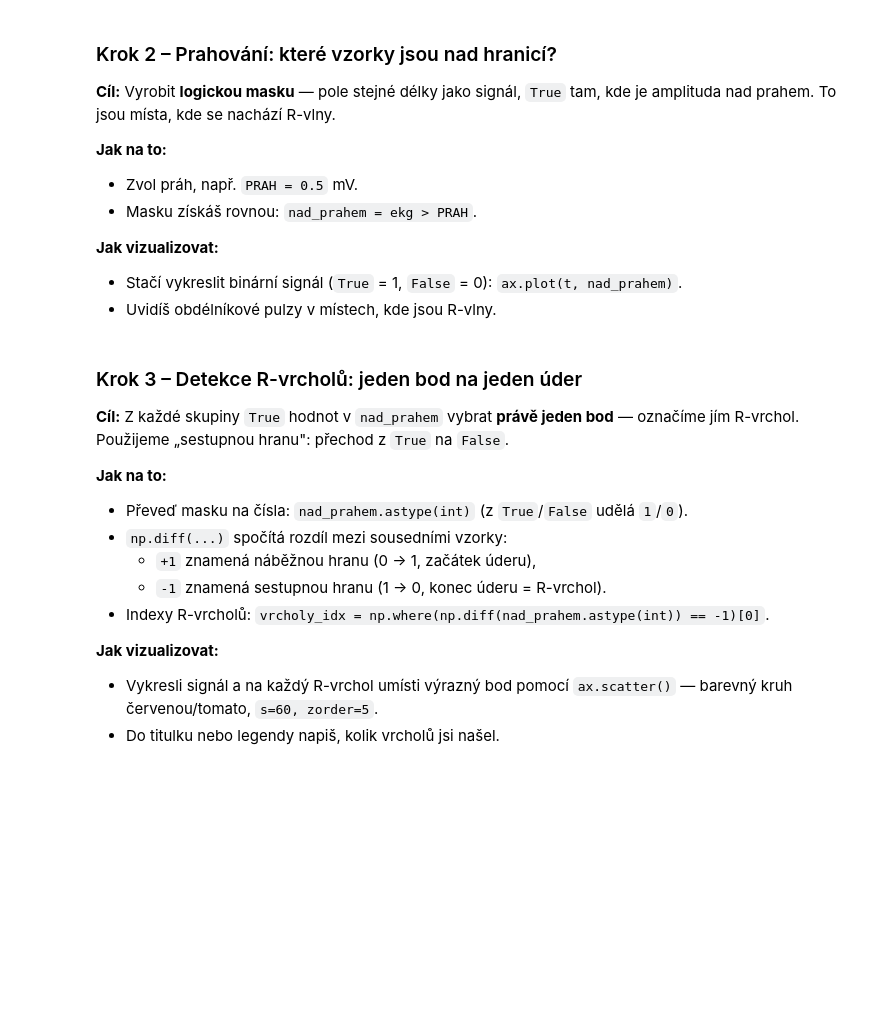
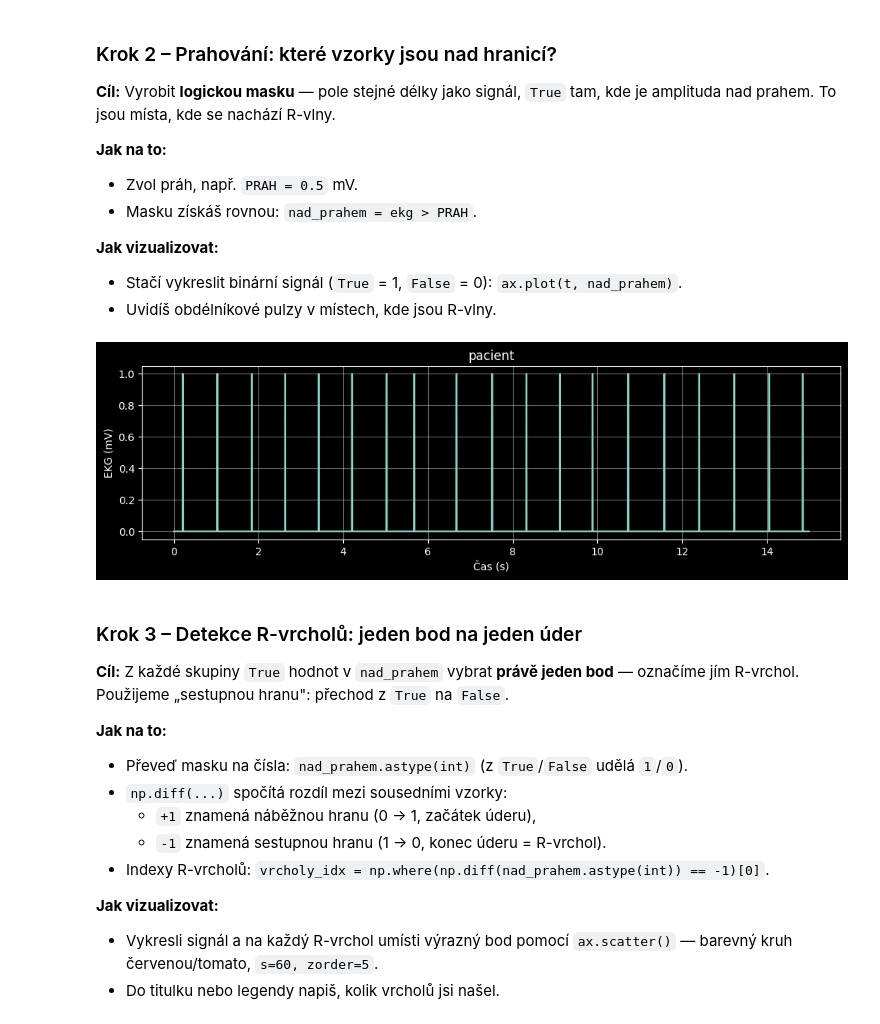
Before and after one commit to Martinnko/prg-exercise-12, a Jupyter notebook: cviceni_12_ekg.ipynb, the cells around one changed output. Cells and saved outputs as stored; diff of their text form; code cells hidden in the pictures; blank space fills up the shorter version.

```diff
--- a/cviceni_12_ekg.ipynb
+++ b/cviceni_12_ekg.ipynb
@@ -121,10 +118,19 @@ To jsou místa, kde se nachází R-vlny.
 # %%
 PRAH = 0.5
 
 # 1) Vytvoř logickou masku "ekg nad prahem"
-nad_prahem = ...
+nad_prahem = ekg > PRAH
 
 # 2) Vykresli binární signál nad_prahem v čase
+fig, ax = plt.subplots(figsize=(12, 3))
+ax.plot(t, nad_prahem)
+ax.set_title("pacient")
+ax.set_xlabel("Čas (s)")
+ax.set_ylabel("EKG (mV)")
+ax.grid(True, alpha=0.4)
+plt.show()
+# %% [output]
+[figure, added]
 # %% [markdown]
 ### Krok 3 – Detekce R-vrcholů: jeden bod na jeden úder
 
```
Also changed, not shown: parts of 4 cells of this notebook.
